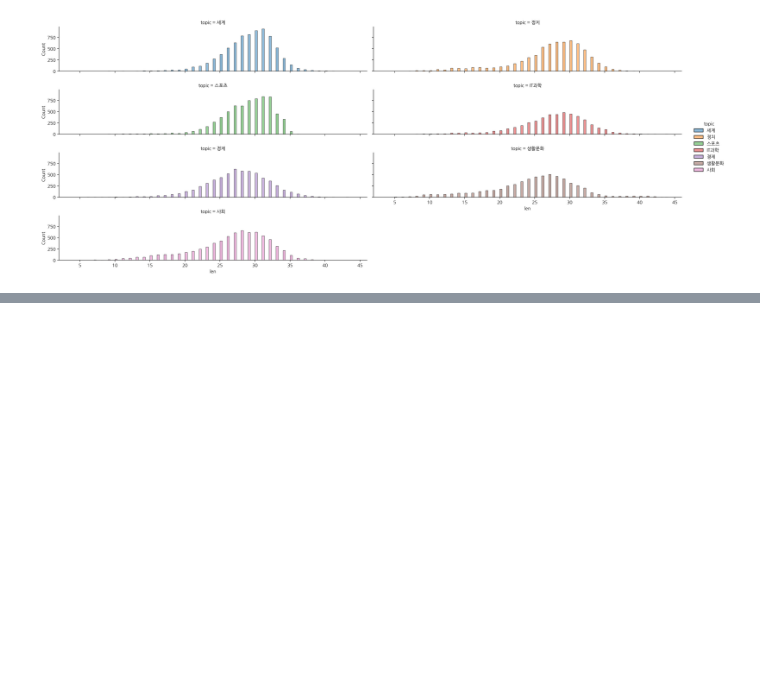
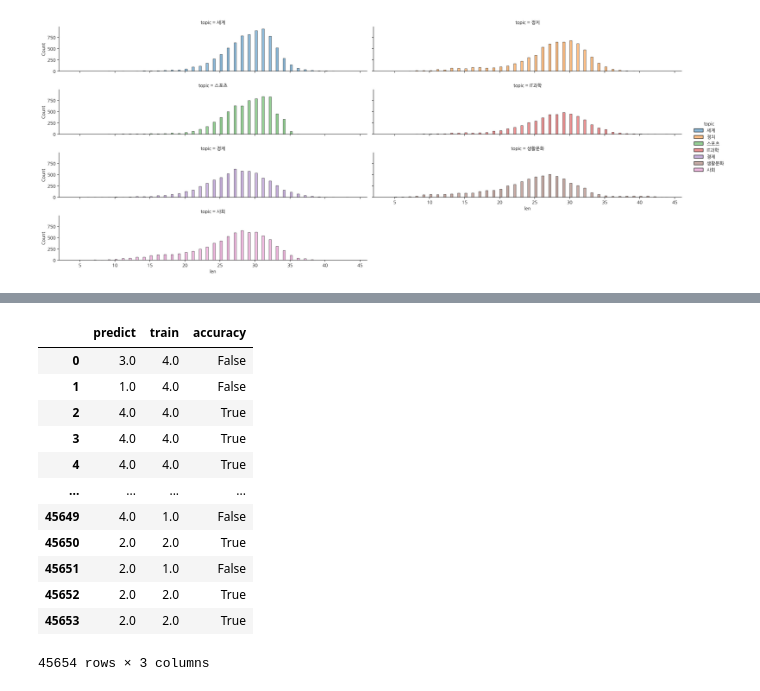
Before and after one commit to gundaminpde/test1, a Jupyter notebook: NLP_in_Korean_baby_step_2.ipynb, the cells around one changed output, grey strips where cells are left out. Cells and saved outputs as stored; diff of their text form; code cells hidden in the pictures; blank space fills up the shorter version.

```diff
--- a/NLP_in_Korean_baby_step_2.ipynb
+++ b/NLP_in_Korean_baby_step_2.ipynb
@@ -232,0 +379,6 @@ label_name = "topic_idx"
+# %%
+### 나름 nlp에서는 가벼운 dataset인데도 시간이 좀 걸린다. GPU로 할 껄..
+
+from sklearn.model_selection import cross_val_predict
+
+y_pred = cross_val_predict(model, train_feature_tfidf, y_train, cv=3, n_jobs=-1, verbose=1)
@@ -232,0 +393,3 @@ label_name = "topic_idx"
+# %%
+df_accuracy = pd.DataFrame({"pred": y_pred, "train": y_train})
+df_accuracy["accuracy"] = (y_pred == y_train)
@@ -232,0 +419,16 @@ label_name = "topic_idx"
+# %%
+df_accuracy.rename(columns={"pred":"predict"})
+# %% [output]
+|  | predict | train | accuracy |
+| 0 | 3.0 | 4.0 | False |
+| 1 | 1.0 | 4.0 | False |
+| 2 | 4.0 | 4.0 | True |
+| 3 | 4.0 | 4.0 | True |
+| 4 | 4.0 | 4.0 | True |
+| ... | ... | ... | ... |
+| 45649 | 4.0 | 1.0 | False |
+| 45650 | 2.0 | 2.0 | True |
+| 45651 | 2.0 | 1.0 | False |
+| 45652 | 2.0 | 2.0 | True |
+| 45653 | 2.0 | 2.0 | True |
+45654 rows × 3 columns
```
Also changed, not shown: parts of 31 cells of this notebook.
